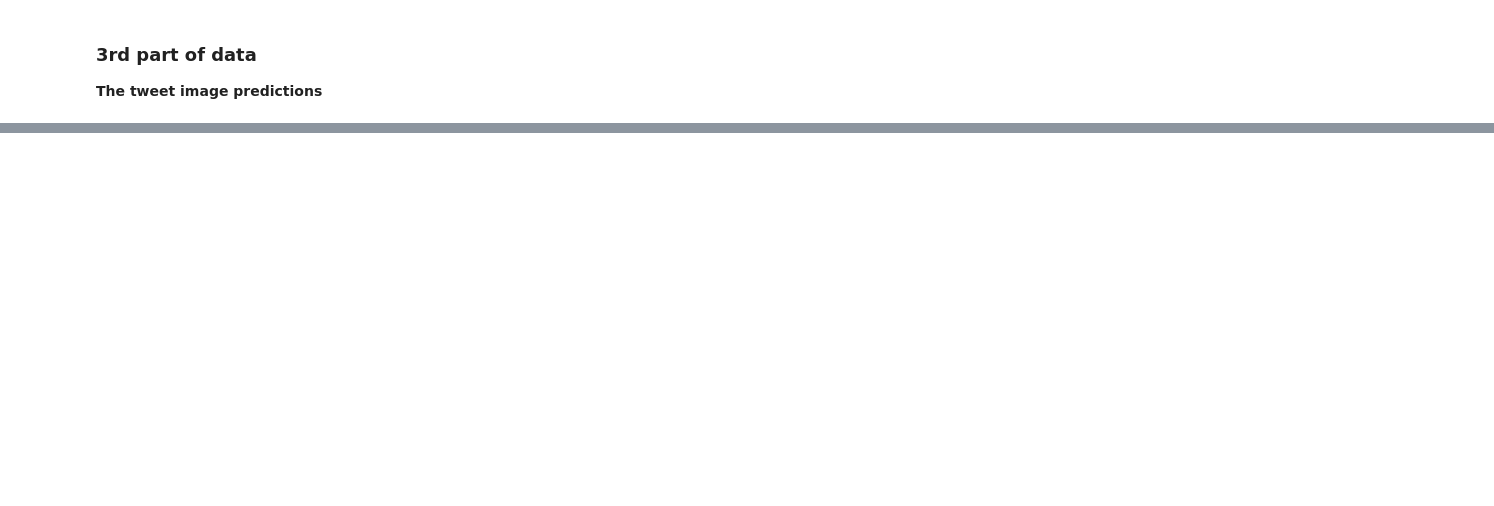
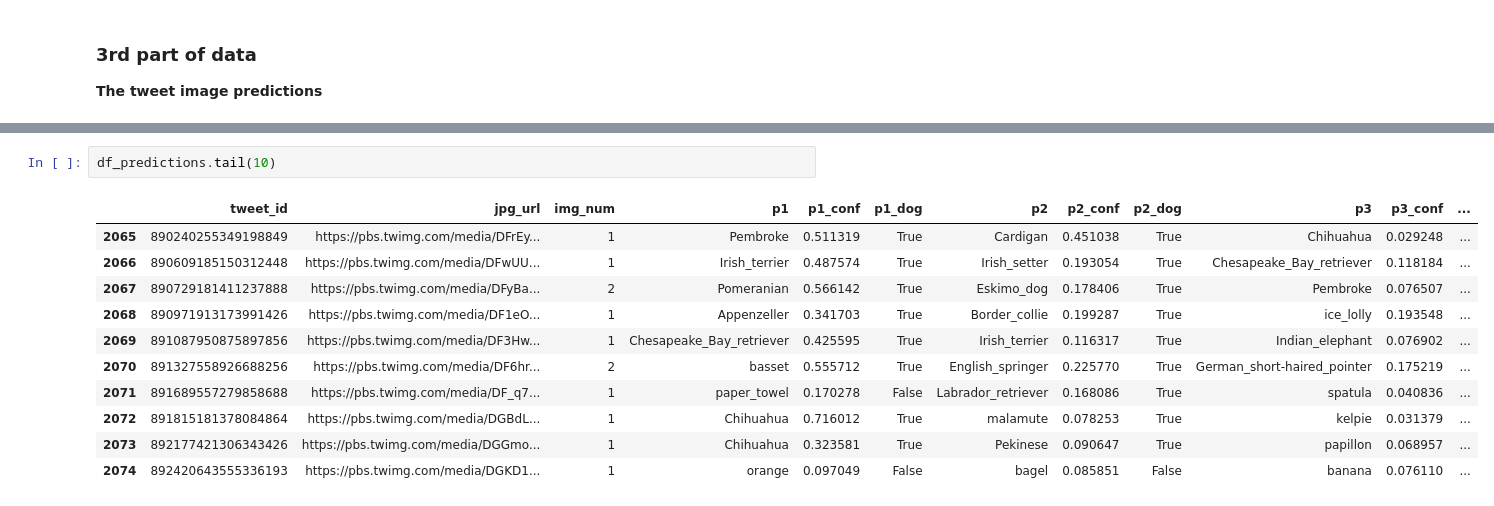
Before and after one commit to EllenZhangYarong/DataScience, a Jupyter notebook: DAND/CapstoneProjects/Project3_Twitter_WeRateDogs/wrangle_act.ipynb, the cells around one changed output, grey strips where cells are left out. Saved outputs shown, nothing was run; the diff lists cells and outputs as text; blank space fills up the shorter version.

```diff
--- a/DAND/CapstoneProjects/Project3_Twitter_WeRateDogs/wrangle_act.ipynb
+++ b/DAND/CapstoneProjects/Project3_Twitter_WeRateDogs/wrangle_act.ipynb
@@ -164,0 +379,14 @@ print(fails_dict)
+# %%
+df_predictions.tail(10)
+# %% [output]
+|  | tweet_id | jpg_url | img_num | p1 | p1_conf | p1_dog | p2 | p2_conf | p2_dog | p3 | p3_conf | ... |
+| 2065 | 890240255349198849 | https://pbs.twimg.com/media/DFrEy... | 1 | Pembroke | 0.511319 | True | Cardigan | 0.451038 | True | Chihuahua | 0.029248 | ... |
+| 2066 | 890609185150312448 | https://pbs.twimg.com/media/DFwUU... | 1 | Irish_terrier | 0.487574 | True | Irish_setter | 0.193054 | True | Chesapeake_Bay_retriever | 0.118184 | ... |
+| 2067 | 890729181411237888 | https://pbs.twimg.com/media/DFyBa... | 2 | Pomeranian | 0.566142 | True | Eskimo_dog | 0.178406 | True | Pembroke | 0.076507 | ... |
+| 2068 | 890971913173991426 | https://pbs.twimg.com/media/DF1eO... | 1 | Appenzeller | 0.341703 | True | Border_collie | 0.199287 | True | ice_lolly | 0.193548 | ... |
+| 2069 | 891087950875897856 | https://pbs.twimg.com/media/DF3Hw... | 1 | Chesapeake_Bay_retriever | 0.425595 | True | Irish_terrier | 0.116317 | True | Indian_elephant | 0.076902 | ... |
+| 2070 | 891327558926688256 | https://pbs.twimg.com/media/DF6hr... | 2 | basset | 0.555712 | True | English_springer | 0.225770 | True | German_short-haired_pointer | 0.175219 | ... |
+| 2071 | 891689557279858688 | https://pbs.twimg.com/media/DF_q7... | 1 | paper_towel | 0.170278 | False | Labrador_retriever | 0.168086 | True | spatula | 0.040836 | ... |
+| 2072 | 891815181378084864 | https://pbs.twimg.com/media/DGBdL... | 1 | Chihuahua | 0.716012 | True | malamute | 0.078253 | True | kelpie | 0.031379 | ... |
+| 2073 | 892177421306343426 | https://pbs.twimg.com/media/DGGmo... | 1 | Chihuahua | 0.323581 | True | Pekinese | 0.090647 | True | papillon | 0.068957 | ... |
+| 2074 | 892420643555336193 | https://pbs.twimg.com/media/DGKD1... | 1 | orange | 0.097049 | False | bagel | 0.085851 | False | banana | 0.076110 | ... |
```
Also changed, not shown: parts of 38 cells of this notebook.
